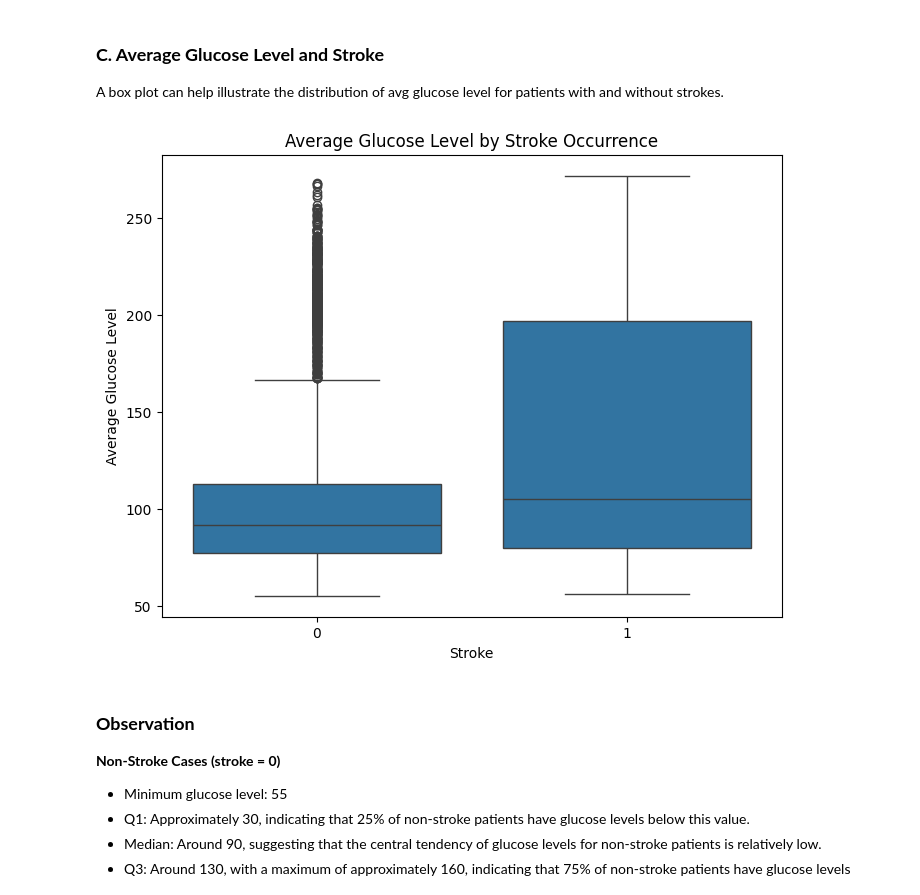
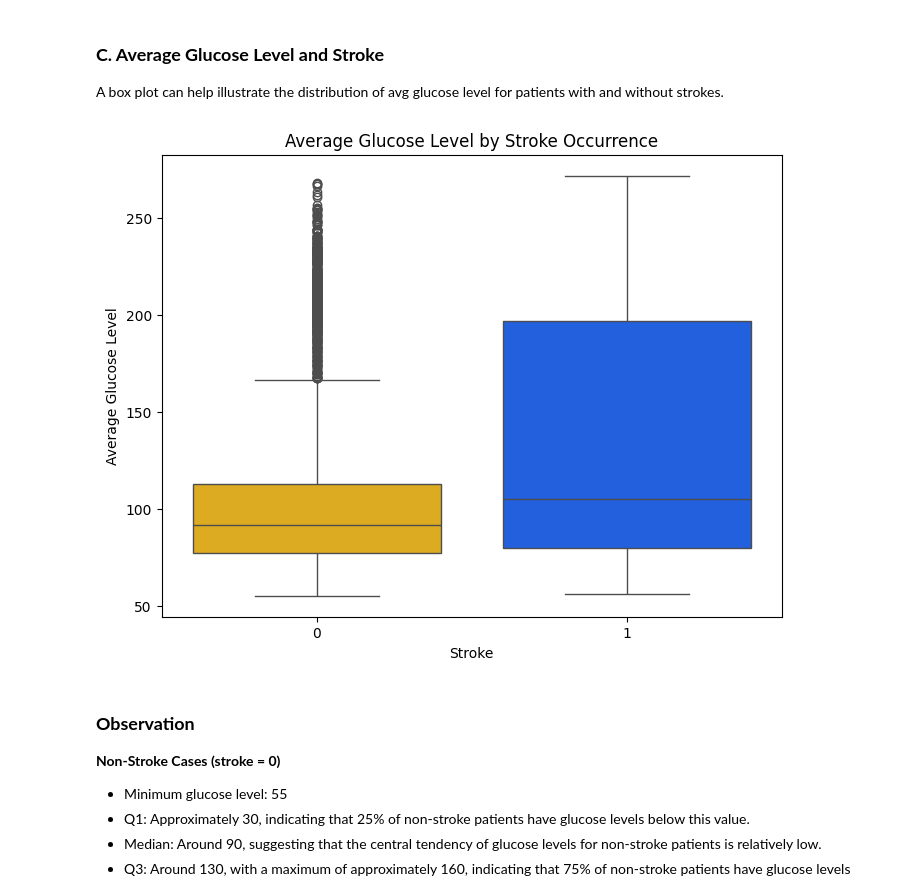
Before and after one commit to Kuldeep7k/Healthcare_Analysis_for_Stroke_Prediction, a Jupyter notebook: Healthcare Stroke Project.ipynb, the cells around one changed output. Cells and saved outputs as stored; diff of their text form; code cells hidden in the pictures.

```diff
--- a/Healthcare Stroke Project.ipynb
+++ b/Healthcare Stroke Project.ipynb
@@ -319,13 +321,13 @@ A box plot can help illustrate the distribution of avg glucose level for patient
 # %%
 # Plotting distribution of avg glucose level for patients with and without strokes
 plt.figure(figsize=(8, 6))
-sns.boxplot(data=df, x='stroke', y='avg_glucose_level')
+sns.boxplot(data=df, x='stroke', y='avg_glucose_level', palette=['#fcba03', '#0356fc'])
 plt.title('Average Glucose Level by Stroke Occurrence')
 plt.xlabel('Stroke')
 plt.ylabel('Average Glucose Level')
 plt.show()
 # %% [output]
-[figure, old version]
+[figure, new version]
 # %% [markdown]
 ### **Observation**
 
```
Also changed, not shown: parts of 5 cells of this notebook.
